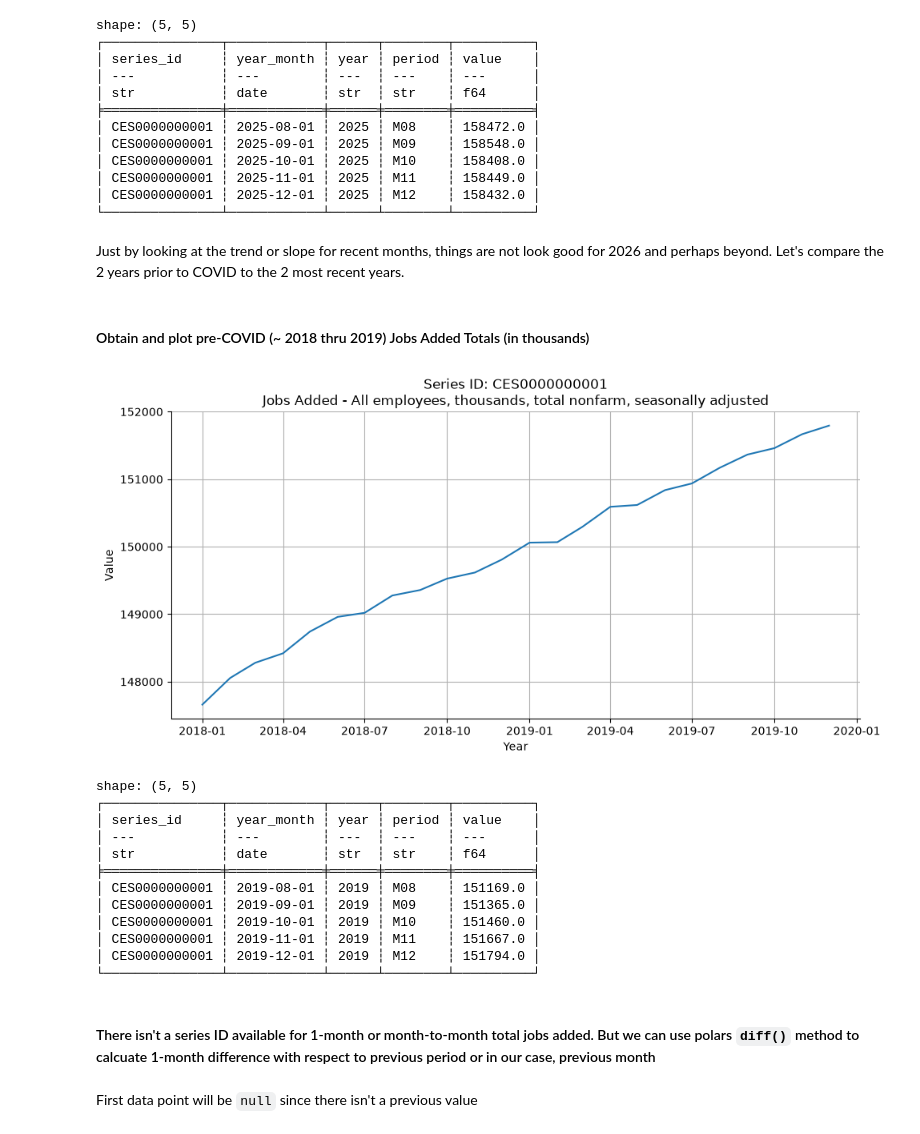
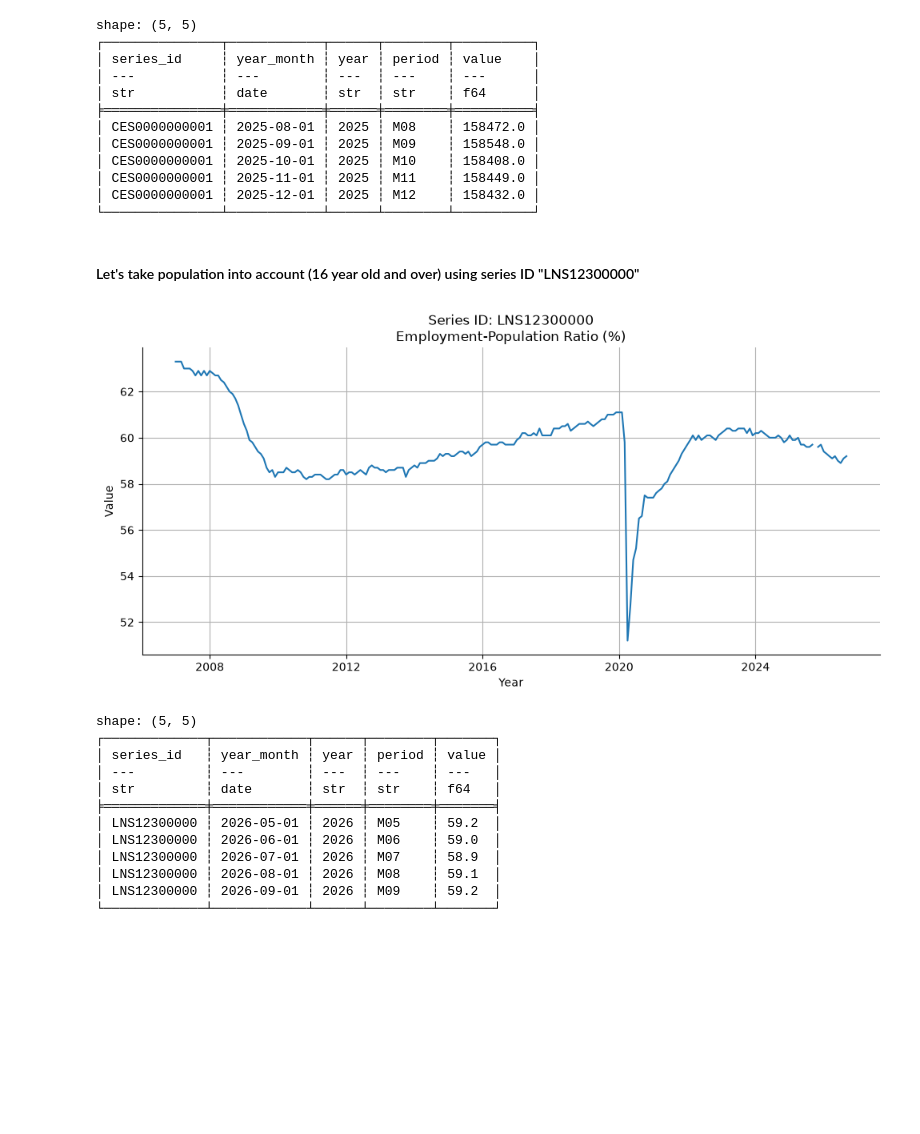
Before and after one commit to pybokeh/data-sets, a Jupyter notebook: bls/Using_blsutils.ipynb, the cells around one changed output. Cells and saved outputs as stored; diff of their text form; code cells hidden in the pictures; blank space fills up the shorter version.

Commit message:
Updated to account for 19-year max limit and to take population into account

```diff
--- a/bls/Using_blsutils.ipynb
+++ b/bls/Using_blsutils.ipynb
@@ -10,0 +13,5 @@ import polars as pl
+# %%
+with BLSClient() as client:
+    df = client.fetch_df("CES0000000001", 2007, 2026)
+    client.plot_bls_series(df, "Jobs Added - All employees, thousands, total nonfarm, seasonally adjusted")
+    print(df.tail())
@@ -27,28 +52,24 @@ shape: (5, 5)
 │ CES0000000001 ┆ 2025-11-01 ┆ 2025 ┆ M11    ┆ 158449.0 │
 │ CES0000000001 ┆ 2025-12-01 ┆ 2025 ┆ M12    ┆ 158432.0 │
 └───────────────┴────────────┴──────┴────────┴──────────┘
-# %% [markdown]
-Just by looking at the trend or slope for recent months, things are not look good for 2026 and perhaps beyond.  Let's compare the 2 years prior to COVID to the 2 most recent years.
-# %% [markdown]
-#### Obtain and plot pre-COVID (~ 2018 thru 2019) Jobs Added Totals (in thousands)
+# %% [markdown]
+#### Let's take population into account (16 year old and over) using series ID "LNS12300000"
 # %%
 with BLSClient() as client:
-    df = client.fetch_df("CES0000000001", 2018, 2019)
-    client.plot_bls_series(df, "Jobs Added - All employees, thousands, total nonfarm, seasonally adjusted")
+    df = client.fetch_df("LNS12300000", 2007, 2026)
+    client.plot_bls_series(df, "Employment-Population Ratio (%)")
     print(df.tail())
 # %% [output]
-[figure, old version]
+[figure, new version]
 shape: (5, 5)
-┌───────────────┬────────────┬──────┬────────┬──────────┐
-│ series_id     ┆ year_month ┆ year ┆ period ┆ value    │
-│ ---           ┆ ---        ┆ ---  ┆ ---    ┆ ---      │
-│ str           ┆ date       ┆ str  ┆ str    ┆ f64      │
-╞═══════════════╪════════════╪══════╪════════╪══════════╡
-│ CES0000000001 ┆ 2019-08-01 ┆ 2019 ┆ M08    ┆ 151169.0 │
-│ CES0000000001 ┆ 2019-09-01 ┆ 2019 ┆ M09    ┆ 151365.0 │
-│ CES0000000001 ┆ 2019-10-01 ┆ 2019 ┆ M10    ┆ 151460.0 │
-│ CES0000000001 ┆ 2019-11-01 ┆ 2019 ┆ M11    ┆ 151667.0 │
-│ CES0000000001 ┆ 2019-12-01 ┆ 2019 ┆ M12    ┆ 151794.0 │
-└───────────────┴────────────┴──────┴────────┴──────────┘
+┌─────────────┬────────────┬──────┬────────┬───────┐
+│ series_id   ┆ year_month ┆ year ┆ period ┆ value │
+│ ---         ┆ ---        ┆ ---  ┆ ---    ┆ ---   │
+│ str         ┆ date       ┆ str  ┆ str    ┆ f64   │
+╞═════════════╪════════════╪══════╪════════╪═══════╡
+│ LNS12300000 ┆ 2026-05-01 ┆ 2026 ┆ M05    ┆ 59.2  │
+│ LNS12300000 ┆ 2026-06-01 ┆ 2026 ┆ M06    ┆ 59.0  │
+│ LNS12300000 ┆ 2026-07-01 ┆ 2026 ┆ M07    ┆ 58.9  │
+│ LNS12300000 ┆ 2026-08-01 ┆ 2026 ┆ M08    ┆ 59.1  │
+│ LNS12300000 ┆ 2026-09-01 ┆ 2026 ┆ M09    ┆ 59.2  │
+└─────────────┴────────────┴──────┴────────┴───────┘
-# %% [markdown]
-#### There isn't a series ID available for 1-month or month-to-month total jobs added.  But we can use polars `diff()` method to calcuate 1-month difference with respect to previous period or in our case, previous month
@@ -66,2 +75,0 @@ df = (
-# %% [markdown]
-First data point will be `null` since there isn't a previous value
```
Also changed, not shown: parts of 25 cells of this notebook.
